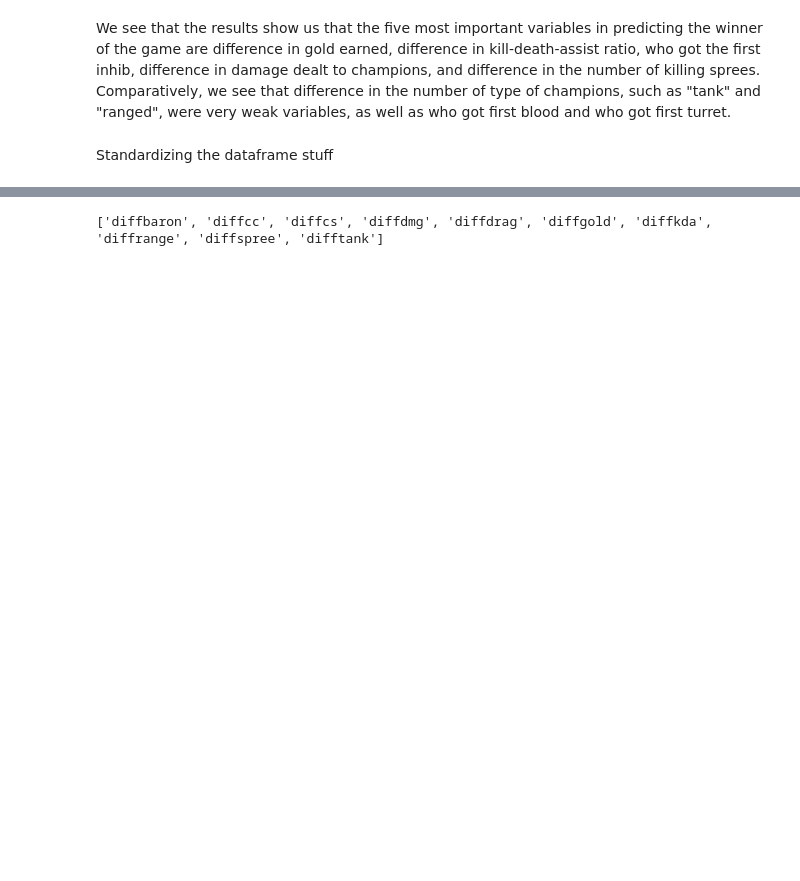
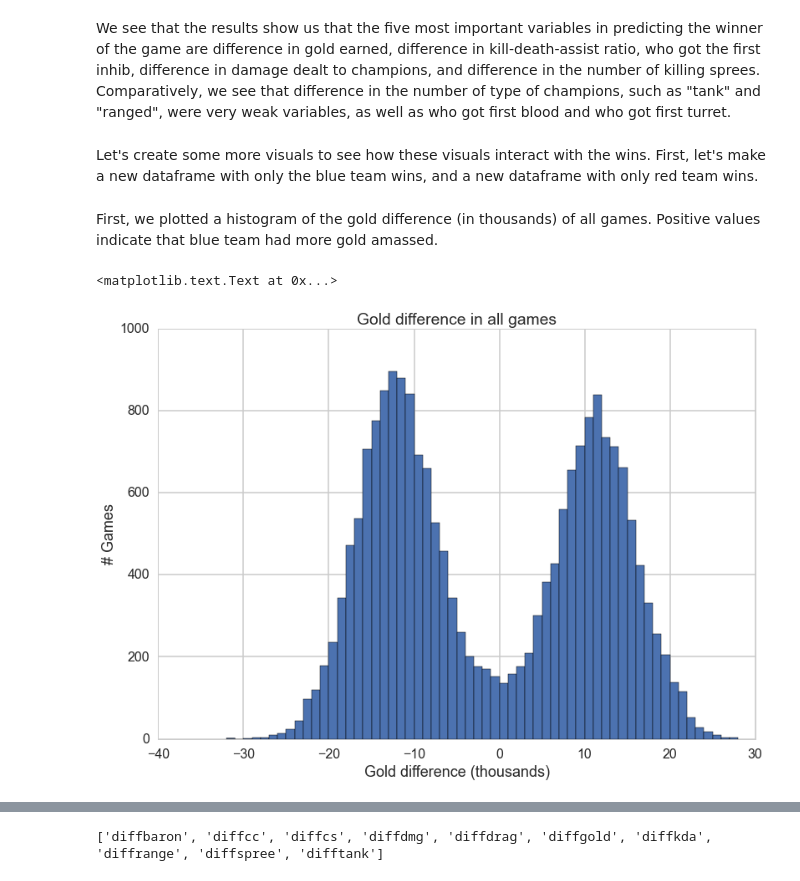
Before and after one commit to bchang823/109final, a Jupyter notebook: leorandomforestwmarkdown.ipynb, the cells around one changed output, grey strips where cells are left out. Drawn from its saved outputs; the diff is of its cells as text; code cells hidden in the pictures; blank space fills up the shorter version.

```diff
--- a/leorandomforestwmarkdown.ipynb
+++ b/leorandomforestwmarkdown.ipynb
@@ -25,4 +23,4 @@ We've created a csv file using a package called 'Cassiopeia', which is used to q
 # %%
-df = pd.read_csv('newdf.csv')
-df.head()
+dftouse = pd.read_csv('newdf.csv')
+dftouse.head()
 # %% [output]
@@ -45,3 +38,0 @@ cols.remove('diffinhib')
-# %%
-dftouse = df[cols]
-dftouse.head()
@@ -205,4 +189,4 @@ plt.show()
 # %% [markdown]
 We see that the results show us that the five most important variables in predicting the winner of the game are difference in gold earned, difference in kill-death-assist ratio, who got the first inhib, difference in damage dealt to champions, and difference in the number of killing sprees. Comparatively, we see that difference in the number of type of champions, such as "tank" and "ranged", were very weak variables, as well as who got first blood and who got first turret.
-# %% [markdown]
-Standardizing the dataframe stuff
+# %% [markdown]
+Let's create some more visuals to see how these visuals interact with the wins. First, let's make a new dataframe with only the blue team wins, and a new dataframe with only red team wins.
@@ -208,0 +196,12 @@ Standardizing the dataframe stuff
+# %% [markdown]
+First, we plotted a histogram of the gold difference (in thousands) of all games. Positive values indicate that blue team had more gold amassed.
+# %%
+#all games
+plt.hist(np.array(dftouse['diffgold'])/1000, bins = 60)
+plt.ylabel('# Games', fontsize = 18)
+plt.ylim((0,1000))
+plt.xlabel('Gold difference (thousands)', fontsize = 18)
+plt.title('Gold difference in all games')
+# %% [output]
+<matplotlib.text.Text at 0x...>
+[figure, added]
```
Also changed, not shown: parts of 39 cells of this notebook.
